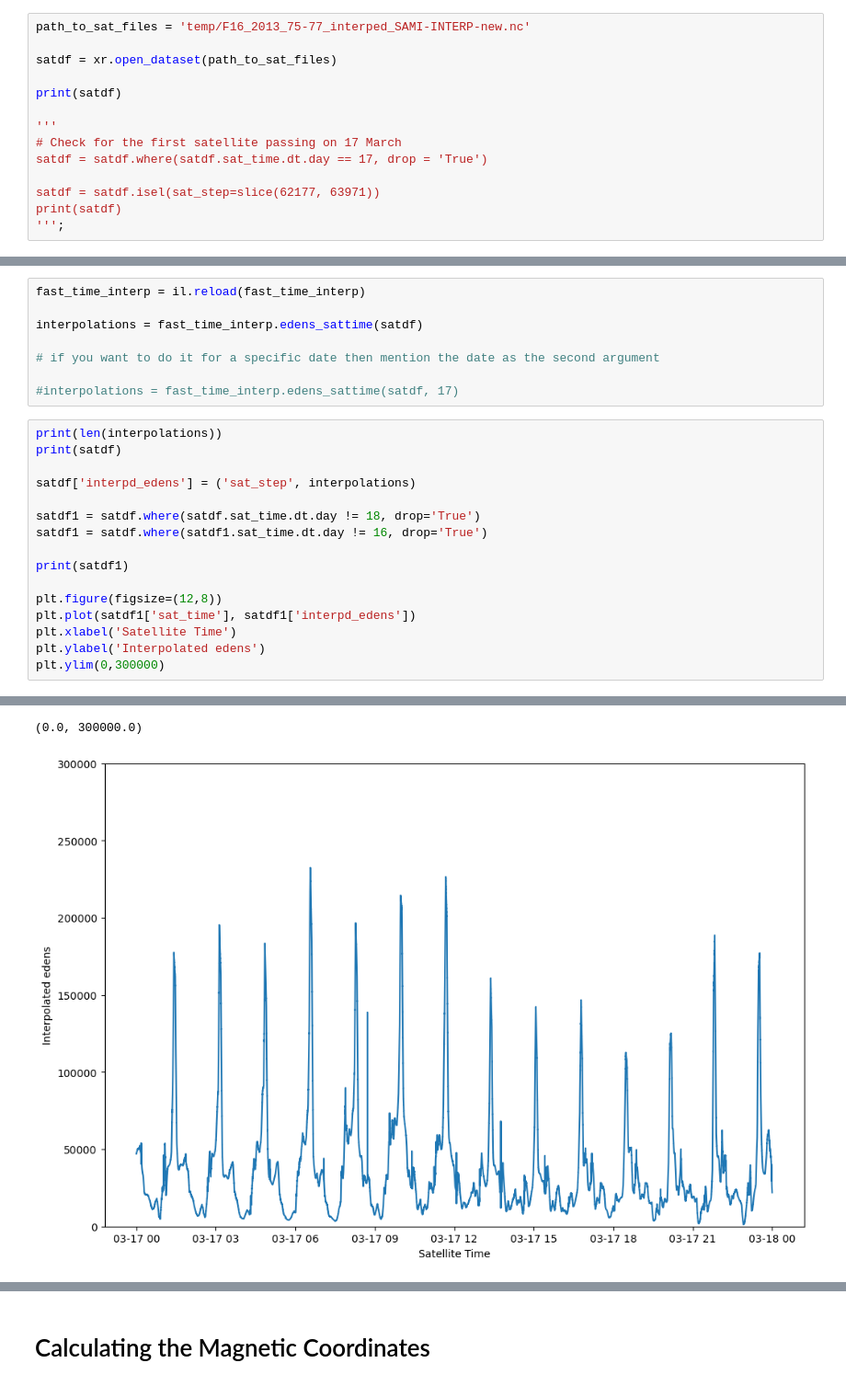
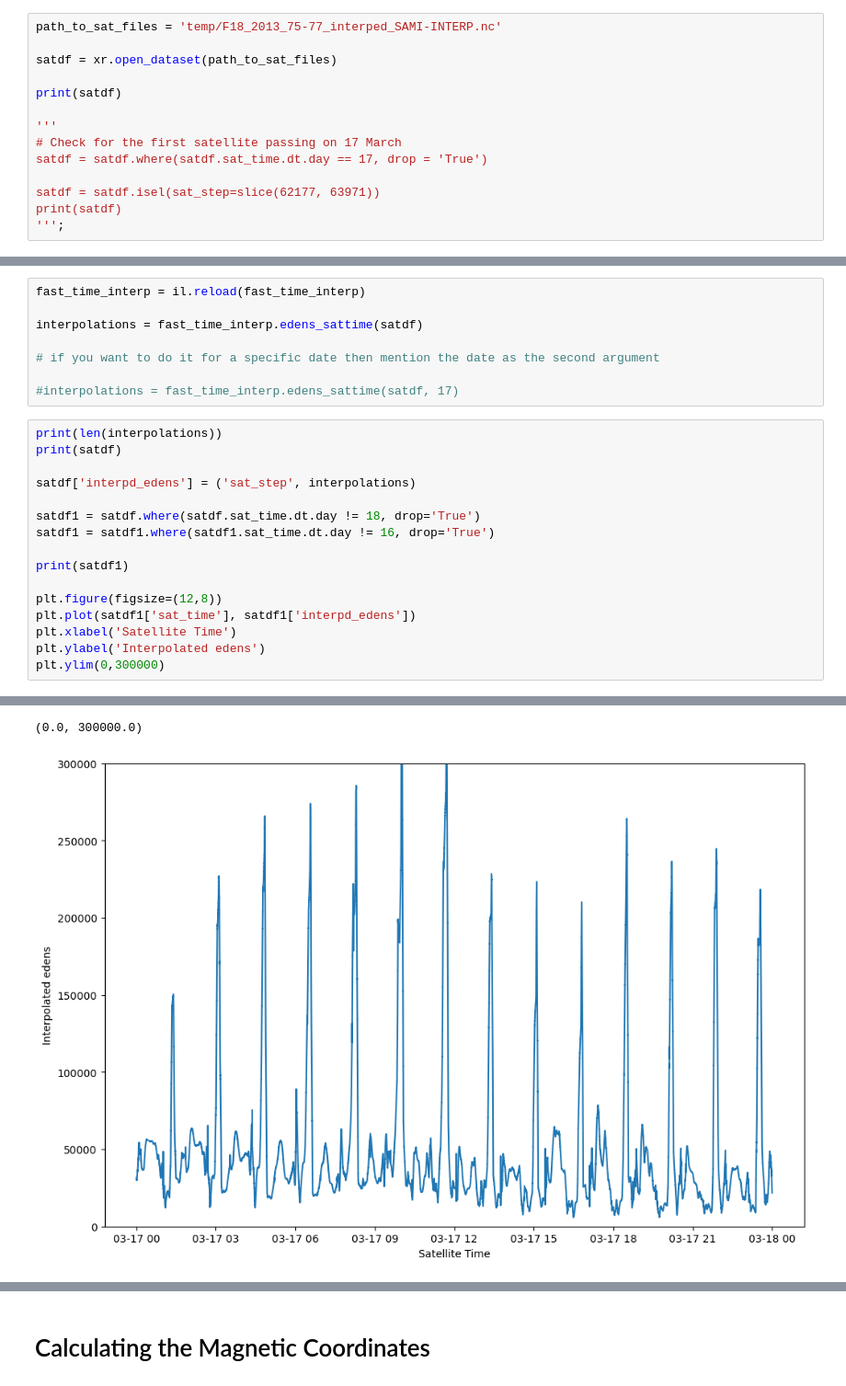
Before and after one commit to abukowski21/sat-interp-tid-analysis, a Jupyter notebook: fast_new_synthetic_storm.ipynb, the cells around one changed output, grey strips where cells are left out. Shown at 92% size. Drawn from its saved outputs; the diff is of its cells as text.

```diff
--- a/fast_new_synthetic_storm.ipynb
+++ b/fast_new_synthetic_storm.ipynb
@@ -23,7 +23,7 @@ os.cpu_count()
 # %% [output]
 40
 # %%
-path_to_sat_files = 'temp/F16_2013_75-77_interped_SAMI-INTERP-new.nc'
+path_to_sat_files = 'temp/F18_2013_75-77_interped_SAMI-INTERP.nc'
 
 satdf = xr.open_dataset(path_to_sat_files)
 
@@ -63,7 +63,7 @@ print(satdf)
 satdf['interpd_edens'] = ('sat_step', interpolations)
 
 satdf1 = satdf.where(satdf.sat_time.dt.day != 18, drop='True')
-satdf1 = satdf.where(satdf1.sat_time.dt.day != 16, drop='True')
+satdf1 = satdf1.where(satdf1.sat_time.dt.day != 16, drop='True')
 
 print(satdf1)
 
@@ -93,2 +93,2 @@ Data variables:
 (0.0, 300000.0)
-[figure, old version]
+[figure, new version]
```
Also changed, not shown: parts of 11 cells of this notebook, 7 other files.
